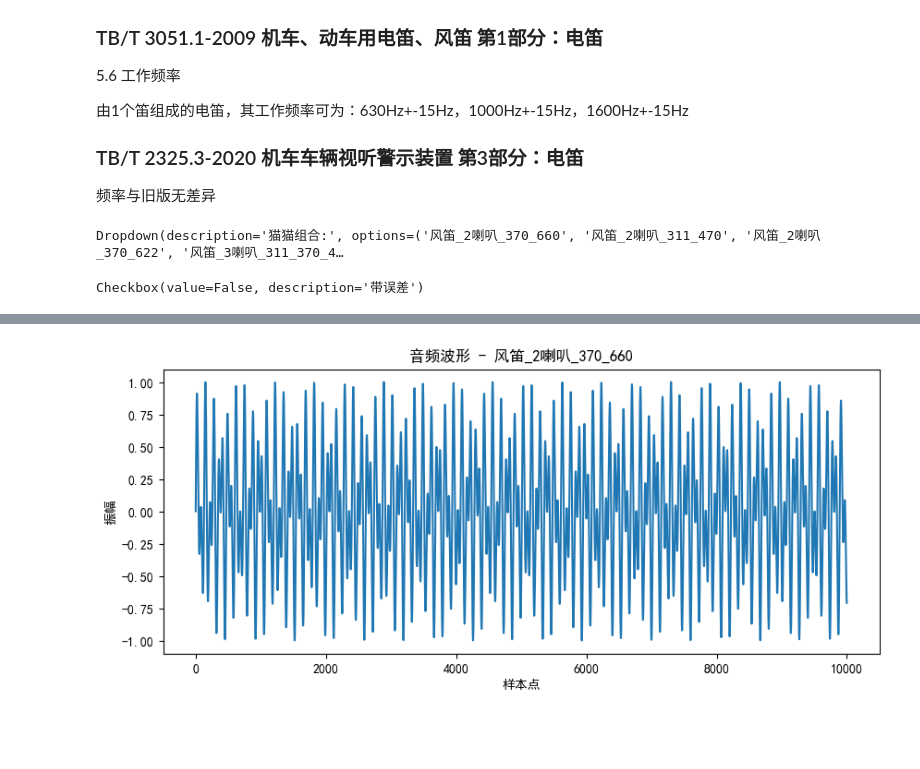
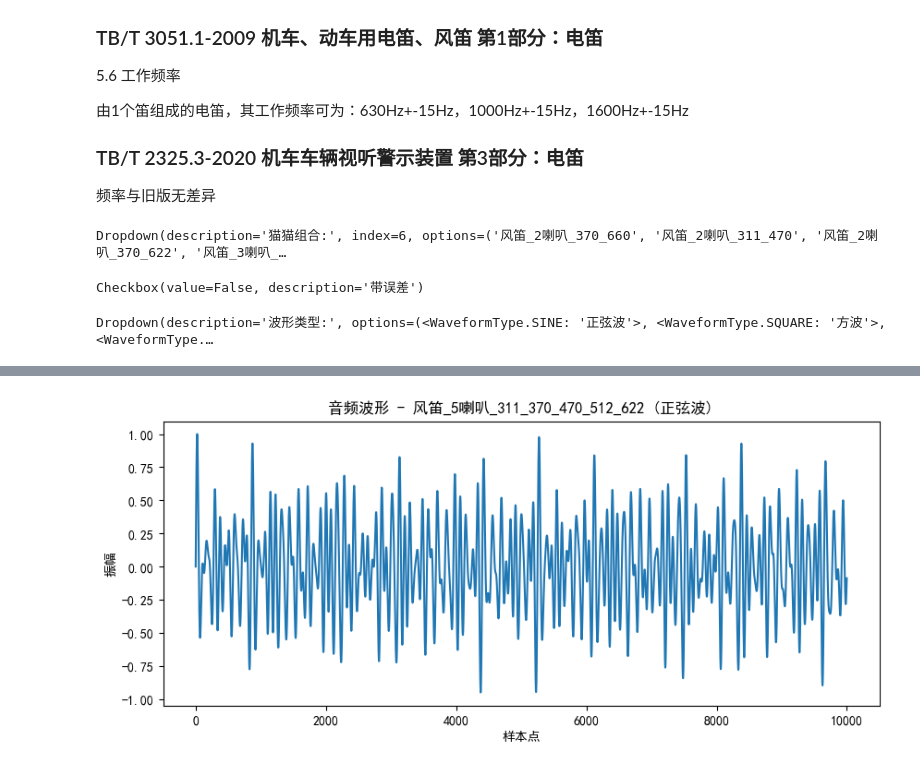
Before and after one commit to felisevan/MeowMeow, a Jupyter notebook: meow.ipynb, the cells around one changed output, grey strips where cells are left out. Drawn from its saved outputs; the diff is of its cells as text; code cells hidden in the pictures; blank space fills up the shorter version.

```diff
--- a/meow.ipynb
+++ b/meow.ipynb
@@ -69,4 +70,12 @@ frequencies: dict[str, list[tuple[int, int]]] = {
     ],
     "电笛_1喇叭_630_1000_1600": [(630, 15), (1000, 15), (1600, 15)],
 }
+
+
+class WaveformType(Enum):
+    SINE = "正弦波"
+    SQUARE = "方波"
+    SAWTOOTH = "锯齿波"
+    TRIANGLE = "三角波"
+    PULSE = "脉冲波"
 # %%
@@ -86,13 +115,15 @@ def generate_audio(frequencies, with_error=False, duration=1, sample_rate=44100)
 
     return audio_waveform, errors
 # %%
-def play_audio(combo_name, with_error):
+def play_audio(combo_name, with_error, waveform_type):
     freqs = frequencies[combo_name]
-    audio_data, errors = generate_audio(freqs, with_error=with_error)
+    audio_data, errors = generate_audio(
+        freqs, with_error=with_error, waveform_type=waveform_type
+    )
 
     plt.figure(figsize=(10, 4))
     plt.plot(audio_data[:10000])
-    plt.title(f"音频波形 - {combo_name}")
+    plt.title(f"音频波形 - {combo_name} ({waveform_type.value})")
     plt.xlabel("样本点")
     plt.ylabel("振幅")
     plt.show()
@@ -102,28 +133,39 @@ def play_audio(combo_name, with_error):
         for freq, error in errors:
             print(f"原频率: {freq} Hz, 误差: {error} Hz")
 
-    return Audio(audio_data, rate=44100, autoplay=True)
+    return Audio(audio_data, rate=44100)
 # %%
 def on_button_click(b):
     clear_output(wait=True)
-    display(combo_selector, error_checkbox, play_button)
-    audio = play_audio(combo_selector.value, error_checkbox.value)
+    display(combo_selector, error_checkbox, waveform_selector, play_button)
+    audio = play_audio(
+        combo_selector.value, error_checkbox.value, waveform_selector.value
+    )
     display(audio)
 
 
 combo_selector = widgets.Dropdown(
     options=frequencies.keys(), description="猫猫组合:", disabled=False
 )
 
 error_checkbox = widgets.Checkbox(value=False, description="带误差", disabled=False)
 
+
+waveform_selector = widgets.Dropdown(
+    options=WaveformType,
+    description="波形类型:",
+    disabled=False,
+)
+
+
 play_button = widgets.Button(description="喵")
 play_button.on_click(on_button_click)
 
-display(combo_selector, error_checkbox, play_button)
+display(combo_selector, error_checkbox, waveform_selector, play_button)
 # %% [output]
-Dropdown(description='猫猫组合:', options=('风笛_2喇叭_370_660', '风笛_2喇叭_311_470', '风笛_2喇叭_370_622', '风笛_3喇叭_311_370_4…
+Dropdown(description='猫猫组合:', index=6, options=('风笛_2喇叭_370_660', '风笛_2喇叭_311_470', '风笛_2喇叭_370_622', '风笛_3喇叭_…
 Checkbox(value=False, description='带误差')
+Dropdown(description='波形类型:', options=(<WaveformType.SINE: '正弦波'>, <WaveformType.SQUARE: '方波'>, <WaveformType.…
 [interactive output not drawn]
-[figure, old version]
+[figure, new version]
 [interactive output not drawn]
```
Also changed, not shown: parts of 2 cells of this notebook.
